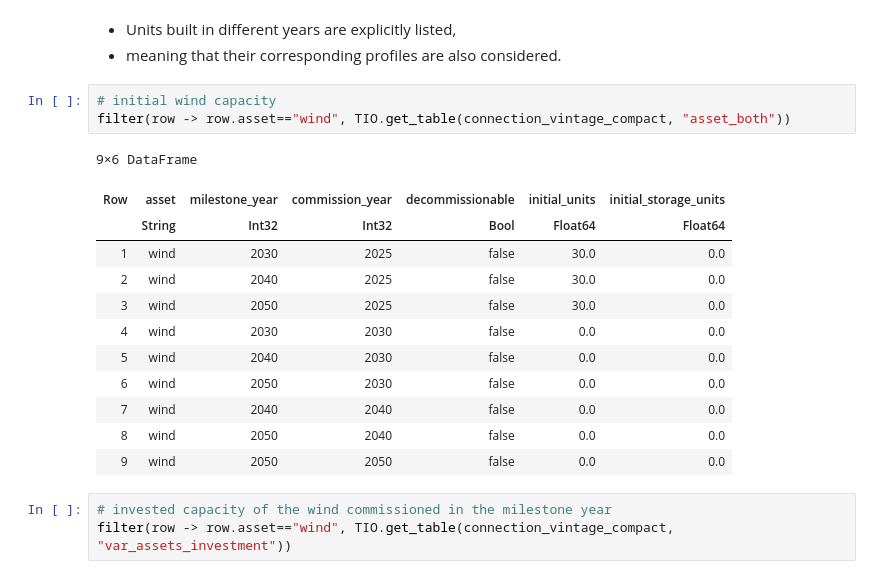
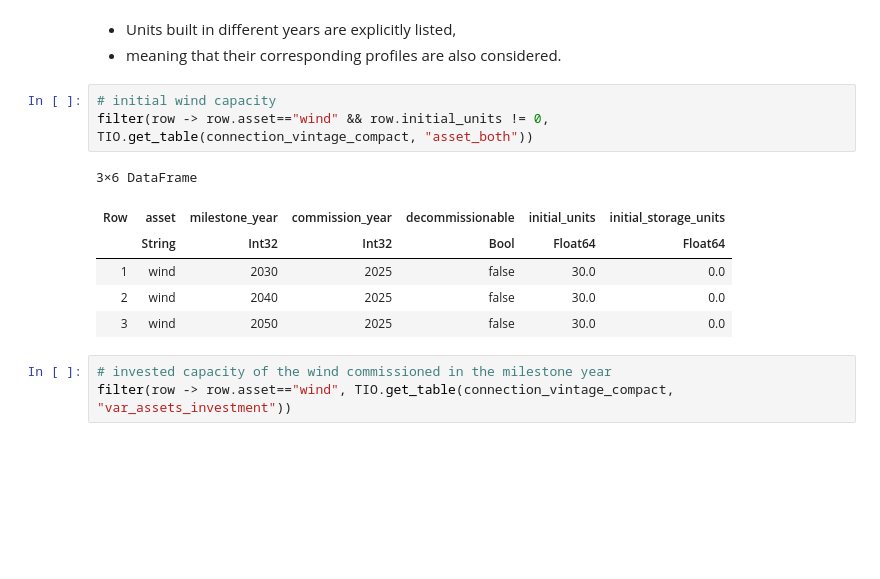
Before and after one commit to nnhjy/VintageDemo, a Jupyter notebook: VintageDemoTulipa.ipynb, the cells around one changed output. Drawn from its saved outputs; the diff is of its cells as text; blank space fills up the shorter version.

```diff
--- a/VintageDemoTulipa.ipynb
+++ b/VintageDemoTulipa.ipynb
@@ -346,20 +303,14 @@ EnergyProblem:
 - meaning that their corresponding profiles are also considered.
 # %%
 # initial wind capacity
-filter(row -> row.asset=="wind", TIO.get_table(connection_vintage_compact, "asset_both"))
+filter(row -> row.asset=="wind" && row.initial_units != 0, TIO.get_table(connection_vintage_compact, "asset_both"))
 # %% [output]
-9×6 DataFrame
+3×6 DataFrame
 | Row | asset | milestone_year | commission_year | decommissionable | initial_units | initial_storage_units |
 |  | String | Int32 | Int32 | Bool | Float64 | Float64 |
 | 1 | wind | 2030 | 2025 | false | 30.0 | 0.0 |
 | 2 | wind | 2040 | 2025 | false | 30.0 | 0.0 |
 | 3 | wind | 2050 | 2025 | false | 30.0 | 0.0 |
-| 4 | wind | 2030 | 2030 | false | 0.0 | 0.0 |
-| 5 | wind | 2040 | 2030 | false | 0.0 | 0.0 |
-| 6 | wind | 2050 | 2030 | false | 0.0 | 0.0 |
-| 7 | wind | 2040 | 2040 | false | 0.0 | 0.0 |
-| 8 | wind | 2050 | 2040 | false | 0.0 | 0.0 |
-| 9 | wind | 2050 | 2050 | false | 0.0 | 0.0 |
 # %%
 # invested capacity of the wind commissioned in the milestone year
 filter(row -> row.asset=="wind", TIO.get_table(connection_vintage_compact, "var_assets_investment"))
```
Also changed, not shown: parts of 19 cells of this notebook, 4 other files.
